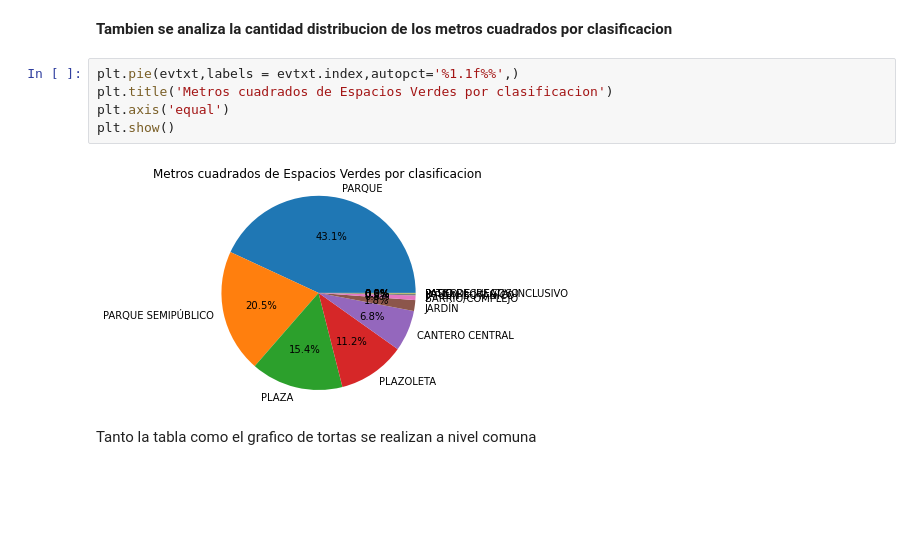
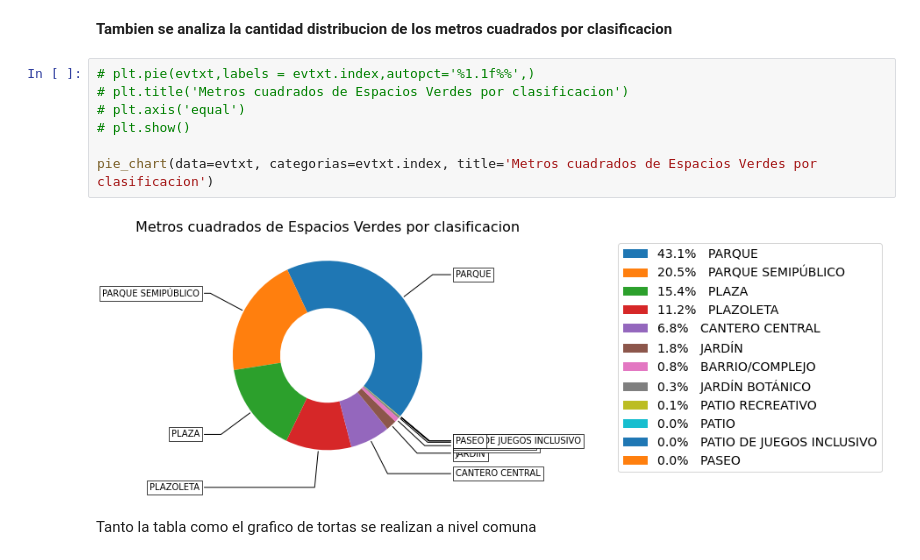
Before and after one commit to tomasdestefano/data_science_clusterai2020_destefano, a Jupyter notebook: Tp_Completo.ipynb, the cells around one changed output. Drawn from its saved outputs; the diff is of its cells as text; blank space fills up the shorter version.

```diff
--- a/Tp_Completo.ipynb
+++ b/Tp_Completo.ipynb
@@ -377,11 +380,13 @@ plt.show()
 # %% [markdown]
 **Tambien se analiza la cantidad distribucion de los metros cuadrados por clasificacion**
 # %%
-plt.pie(evtxt,labels = evtxt.index,autopct='%1.1f%%',)
-plt.title('Metros cuadrados de Espacios Verdes por clasificacion')
-plt.axis('equal')
-plt.show()
+# plt.pie(evtxt,labels = evtxt.index,autopct='%1.1f%%',)
+# plt.title('Metros cuadrados de Espacios Verdes por clasificacion')
+# plt.axis('equal')
+# plt.show()
+
+pie_chart(data=evtxt, categorias=evtxt.index, title='Metros cuadrados de Espacios Verdes por clasificacion')
 # %% [output]
-[figure, old version]
+[figure, new version]
 # %% [markdown]
 Tanto la tabla como el grafico de tortas se realizan a nivel comuna
```
Also changed, not shown: parts of 34 cells of this notebook.
